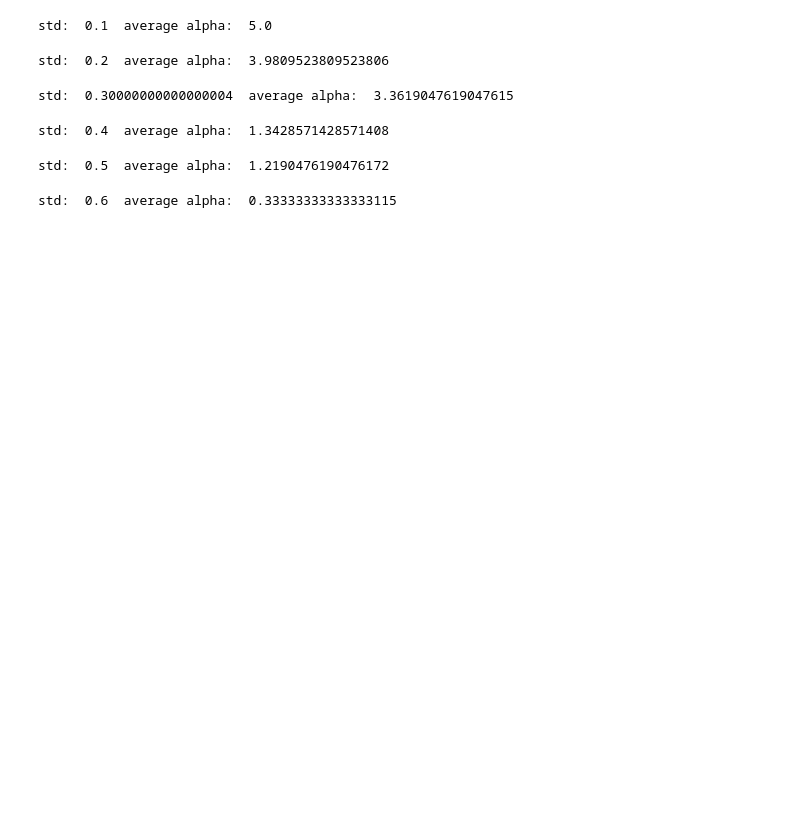
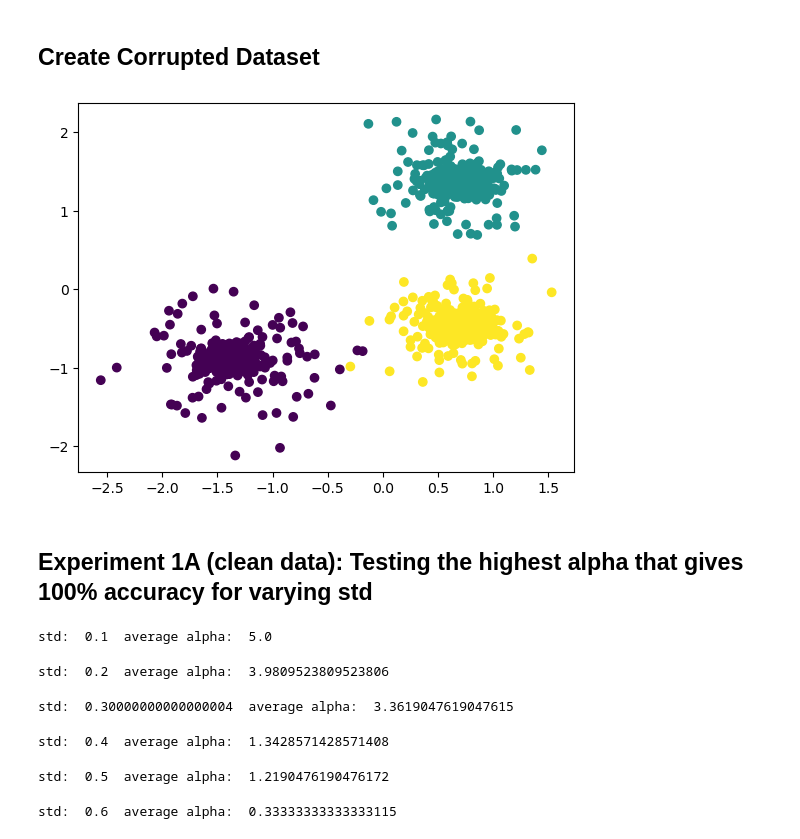
Before and after one commit to Altanali/ApproximationStabilityClustering, a Jupyter notebook: notebook.ipynb, the cells around one changed output. Saved outputs shown, nothing was run; the diff lists cells and outputs as text; code cells hidden in the pictures; blank space fills up the shorter version.

Commit message:
create corrupted clusters

```diff
--- a/notebook.ipynb
+++ b/notebook.ipynb
@@ -295 +299,65 @@ plt.scatter(x[:,0], x[:,1], c=y)
+# %% [markdown]
+## Create Corrupted Dataset
+# %%
+def corrupt_clusters(x, y, k, num_samples=100, noise_type='gaussian', noise_scale_factor=0.1):
+    """
+    Add noise to well-separated clusters and return updated data and labels.
+
+    :param x: Array of points.
+    :param y: Corresponding labels for cluster assignment.
+    :param k: Number of clusters.
+    :param num_samples: number of new samples to add to dataset
+    :param noise_type: Type of noise to add ('gaussian' or 'uniform').
+    :param noise_scale_factor: Scale factor for noise magnitude.
+    :return: Tuple (new_data, new_labels) with noisy points added to clusters.
+    """
+
+    # Calculate cluster centers
+    unique_labels = np.unique(y)
+    cluster_centers = np.array([x[y == label].mean(axis=0) for label in unique_labels])
+
+    # Initialize list for midpoints
+    midpoints = []
+
+    # Calculate midpoints between each pair of cluster centers
+    for i in range(len(cluster_centers)):
+        for j in range(i+1, len(cluster_centers)):
+            midpoint = (cluster_centers[i] + cluster_centers[j]) / 2
+            midpoints.append(midpoint)
+
+    midpoints = np.array(midpoints)
+
+    # Calculate boundaries as the closest midpoint to each cluster center
+    boundaries = cdist(cluster_centers, midpoints).min(axis=1)
+
+    # Adding noise to each cluster
+    noisy_data = []
+    noisy_labels = []
+    for label, (center, boundary) in enumerate(zip(cluster_centers, boundaries)):
+        if noise_type == 'gaussian':
+            noise = np.random.normal(loc=center, scale=noise_scale_factor * boundary, size=(num_samples, *center.shape))
+        elif noise_type == 'uniform':
+            noise = np.random.uniform(low=center-boundary, high=center+boundary, size=(num_samples, *center.shape))
+        else:
+            raise ValueError("Invalid noise type. Choose 'gaussian' or 'uniform'.")
+
+        noisy_data.append(noise)
+        noisy_labels.append(np.full(num_samples, label))
+
+    # Combine original data with noisy data
+    new_data = np.vstack([x] + noisy_data)
+    new_labels = np.concatenate([y] + noisy_labels)
+
+    new_data = get_normalized_points(new_data)
+    medians = get_medians(new_data, new_labels, k)
+    w_avg = get_w_avg(new_data, medians)
+
+    return new_data, new_labels, w_avg
+
+x_noisy, y_noisy, w_avg = corrupt_clusters(x, y, k=3, num_samples=100, noise_type='gaussian', noise_scale_factor=0.4)
+plt.scatter(x_noisy[:,0], x_noisy[:,1], c=y_noisy);
+# %% [output]
+[figure, added]
+# %% [markdown]
+## Experiment 1A (clean data): Testing the highest alpha that gives 100% accuracy for varying std
 # %%
```
Also changed, not shown: parts of 10 cells of this notebook.
